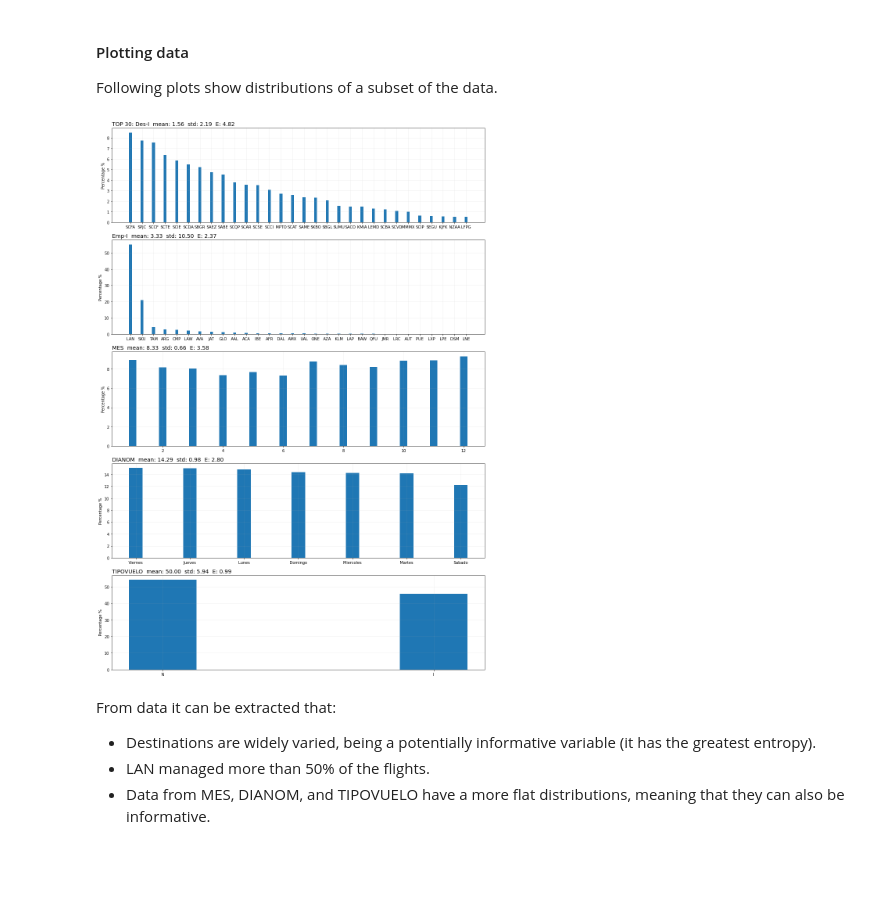
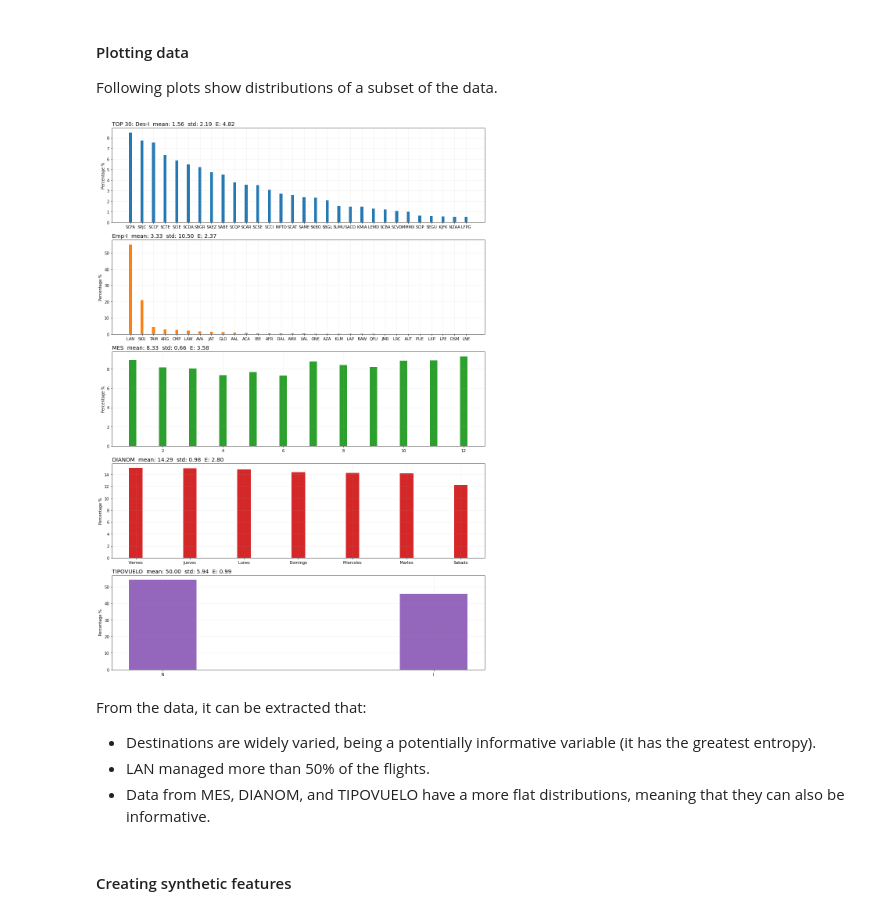
Before and after one commit to cnettlev/flight-delay, a Jupyter notebook: solution.ipynb, the cells around one changed output. Cells and saved outputs as stored; diff of their text form; code cells hidden in the pictures; blank space fills up the shorter version.

```diff
--- a/solution.ipynb
+++ b/solution.ipynb
@@ -7,7 +7,7 @@
 # %%
 import pandas as pd
 
-data = pd.read_csv('data/dataset_SCL.csv')
+data = pd.read_csv('data/dataset_SCL.csv',parse_dates=['Fecha-I','Fecha-O'])
 
 print('Size of the dataset N:',data.shape[0])
 
@@ -44,38 +44,40 @@ Following plots show distributions of a subset of the data.
 # %%
 import matplotlib.pyplot as plt
 from scipy.stats import entropy
 
 toShow = ['Des-I', 'Emp-I', 'MES', 'DIANOM', 'TIPOVUELO']
 nPlots = len(toShow)
 colors = plt.rcParams['axes.prop_cycle'].by_key()['color']
 
 fig, axs = plt.subplots(nPlots,1,figsize=(14,4*nPlots))
 
 total = data.shape[0]
 usePercentage = True
 
-for col,ax in zip(toShow,axs):
+for col,ax,color in zip(toShow,axs,colors):
     vCounts = data[col].value_counts()
     cat = vCounts.index
     count = 100.0*vCounts.values/total if usePercentage else vCounts.values
     m,s = [np.mean(count),np.std(count,ddof=1)]
     E = entropy(vCounts.values/total, base=2)
     # sem = s/np.sqrt(total)
     title = col+'  mean: '+f'{m:.2f}'+'  std: '+f'{s:.2f}'+'  E: '+f'{E:.2f}'
     if len(cat)>30:
         cat = cat[:30]
         count = count[:30]
         title = 'TOP 30: '+title
-    ax.bar(cat, count, width=0.25)
+    ax.bar(cat, count, width=0.25, facecolor=color)
     ax.set_title(title,fontsize=14,loc='left')
     ax.set_ylabel('Percentage %' if usePercentage else 'Counts #')
     ax.grid(alpha=0.2)
 
 plt.tight_layout()
 # %% [output]
-[figure, old version]
+[figure, new version]
 # %% [markdown]
-From data it can be extracted that:
+From the data, it can be extracted that:
   - Destinations are widely varied, being a potentially informative variable (it has the greatest entropy).
   - LAN managed more than 50% of the flights.
   - Data from MES, DIANOM, and TIPOVUELO have a more flat distributions, meaning that they can also be informative.
+# %% [markdown]
+#### Creating synthetic features
```
Also changed, not shown: parts of 1 cell of this notebook, 1 other file.
